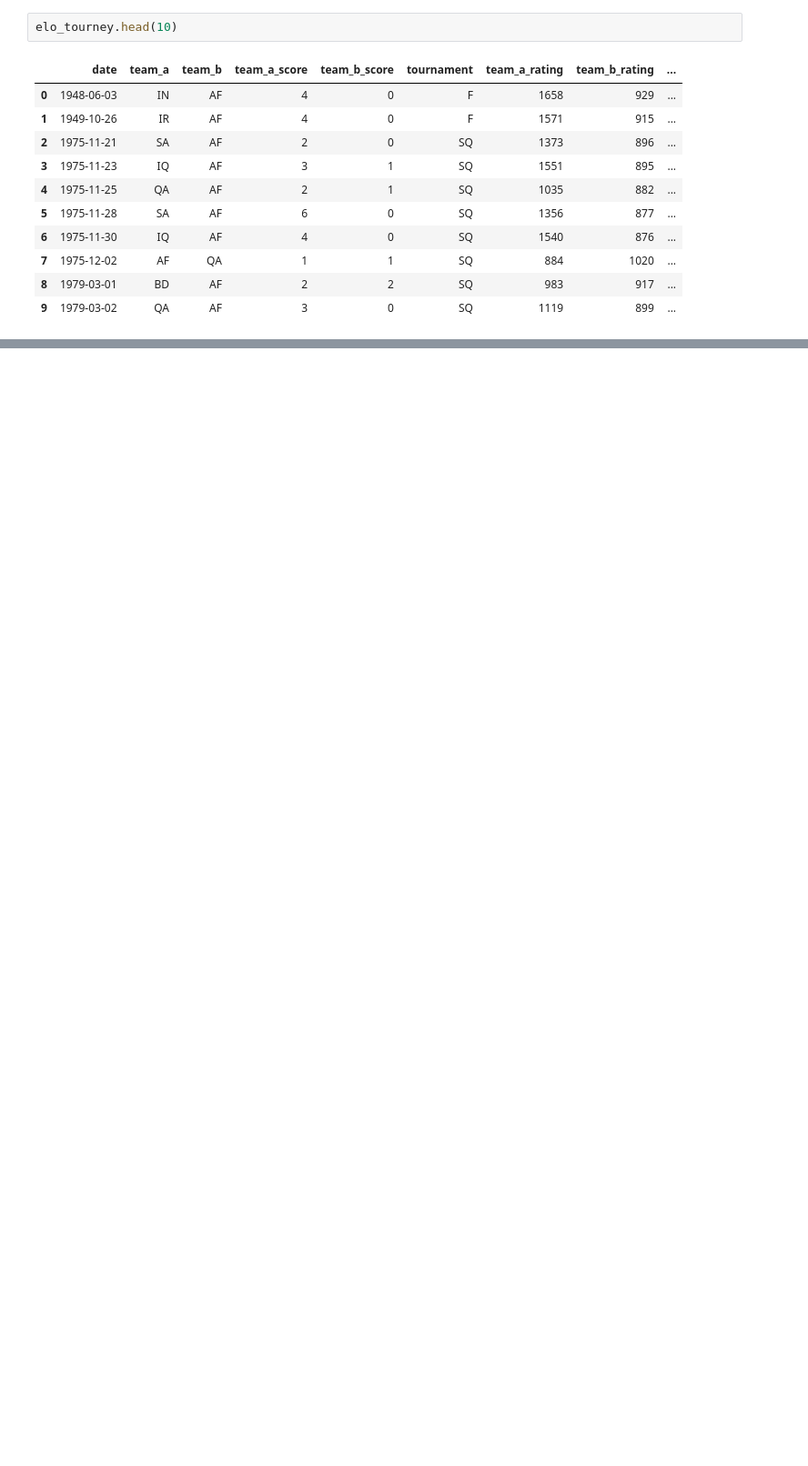
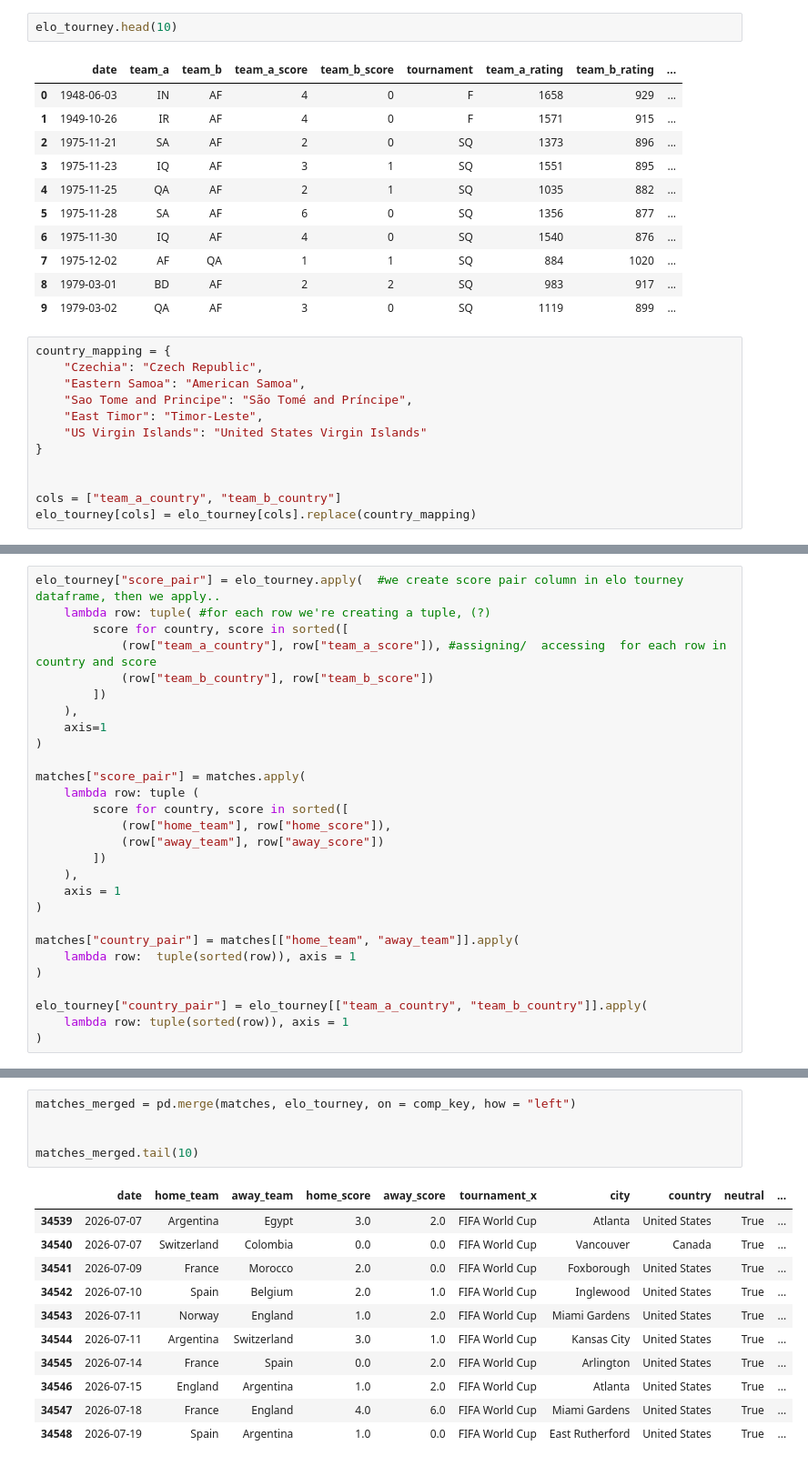
Before and after one commit to jlnsmith2001/world_cup_prediction_platform, a Jupyter notebook: notebooks/merge_match_results_and_elo_05.ipynb, the cells around one changed output, grey strips where cells are left out. Shown at 91% size. Drawn from its saved outputs; the diff is of its cells as text; blank space fills up the shorter version.

Commit message:
notebook naming reformatting, elo csv + international matches merged

```diff
--- a/notebooks/merge_match_results_and_elo.ipynb
+++ b/notebooks/merge_match_results_and_elo_05.ipynb
@@ -681,3 +675,15 @@ elo_tourney.head(10)
 | 7 | 1975-12-02 | AF | QA | 1 | 1 | SQ | 884 | 1020 | ... |
 | 8 | 1979-03-01 | BD | AF | 2 | 2 | SQ | 983 | 917 | ... |
 | 9 | 1979-03-02 | QA | AF | 3 | 0 | SQ | 1119 | 899 | ... |
+# %%
+country_mapping = {
+    "Czechia": "Czech Republic",
+    "Eastern Samoa": "American Samoa",
+    "Sao Tome and Principe": "São Tomé and Príncipe",
+    "East Timor": "Timor-Leste",
+    "US Virgin Islands": "United States Virgin Islands"
+}
+
+
+cols = ["team_a_country", "team_b_country"]
+elo_tourney[cols] = elo_tourney[cols].replace(country_mapping)
@@ -683,0 +782,28 @@ elo_tourney.head(10)
+# %%
+elo_tourney["score_pair"] = elo_tourney.apply(  #we create score pair column in elo tourney dataframe, then we apply..
+    lambda row: tuple( #for each row we're creating a tuple, (?)
+        score for country, score in sorted([
+            (row["team_a_country"], row["team_a_score"]), #assigning/  accessing  for each row in country and score
+            (row["team_b_country"], row["team_b_score"])
+        ])
+    ),
+    axis=1
+)
+
+matches["score_pair"] = matches.apply(
+    lambda row: tuple (
+        score for country, score in sorted([
+            (row["home_team"], row["home_score"]),
+            (row["away_team"], row["away_score"])
+        ])
+    ),
+    axis = 1
+)
+
+matches["country_pair"] = matches[["home_team", "away_team"]].apply(
+    lambda row:  tuple(sorted(row)), axis = 1
+)
+
+elo_tourney["country_pair"] = elo_tourney[["team_a_country", "team_b_country"]].apply(
+    lambda row: tuple(sorted(row)), axis = 1
+)
@@ -683,0 +820,17 @@ elo_tourney.head(10)
+# %%
+matches_merged = pd.merge(matches, elo_tourney, on = comp_key, how = "left")
+
+
+matches_merged.tail(10)
+# %% [output]
+|  | date | home_team | away_team | home_score | away_score | tournament_x | city | country | neutral | ... |
+| 34539 | 2026-07-07 | Argentina | Egypt | 3.0 | 2.0 | FIFA World Cup | Atlanta | United States | True | ... |
+| 34540 | 2026-07-07 | Switzerland | Colombia | 0.0 | 0.0 | FIFA World Cup | Vancouver | Canada | True | ... |
+| 34541 | 2026-07-09 | France | Morocco | 2.0 | 0.0 | FIFA World Cup | Foxborough | United States | True | ... |
+| 34542 | 2026-07-10 | Spain | Belgium | 2.0 | 1.0 | FIFA World Cup | Inglewood | United States | True | ... |
+| 34543 | 2026-07-11 | Norway | England | 1.0 | 2.0 | FIFA World Cup | Miami Gardens | United States | True | ... |
+| 34544 | 2026-07-11 | Argentina | Switzerland | 3.0 | 1.0 | FIFA World Cup | Kansas City | United States | True | ... |
+| 34545 | 2026-07-14 | France | Spain | 0.0 | 2.0 | FIFA World Cup | Arlington | United States | True | ... |
+| 34546 | 2026-07-15 | England | Argentina | 1.0 | 2.0 | FIFA World Cup | Atlanta | United States | True | ... |
+| 34547 | 2026-07-18 | France | England | 4.0 | 6.0 | FIFA World Cup | Miami Gardens | United States | True | ... |
+| 34548 | 2026-07-19 | Spain | Argentina | 1.0 | 0.0 | FIFA World Cup | East Rutherford | United States | True | ... |
```
Also changed, not shown: parts of 29 cells of this notebook, 3 other files.
